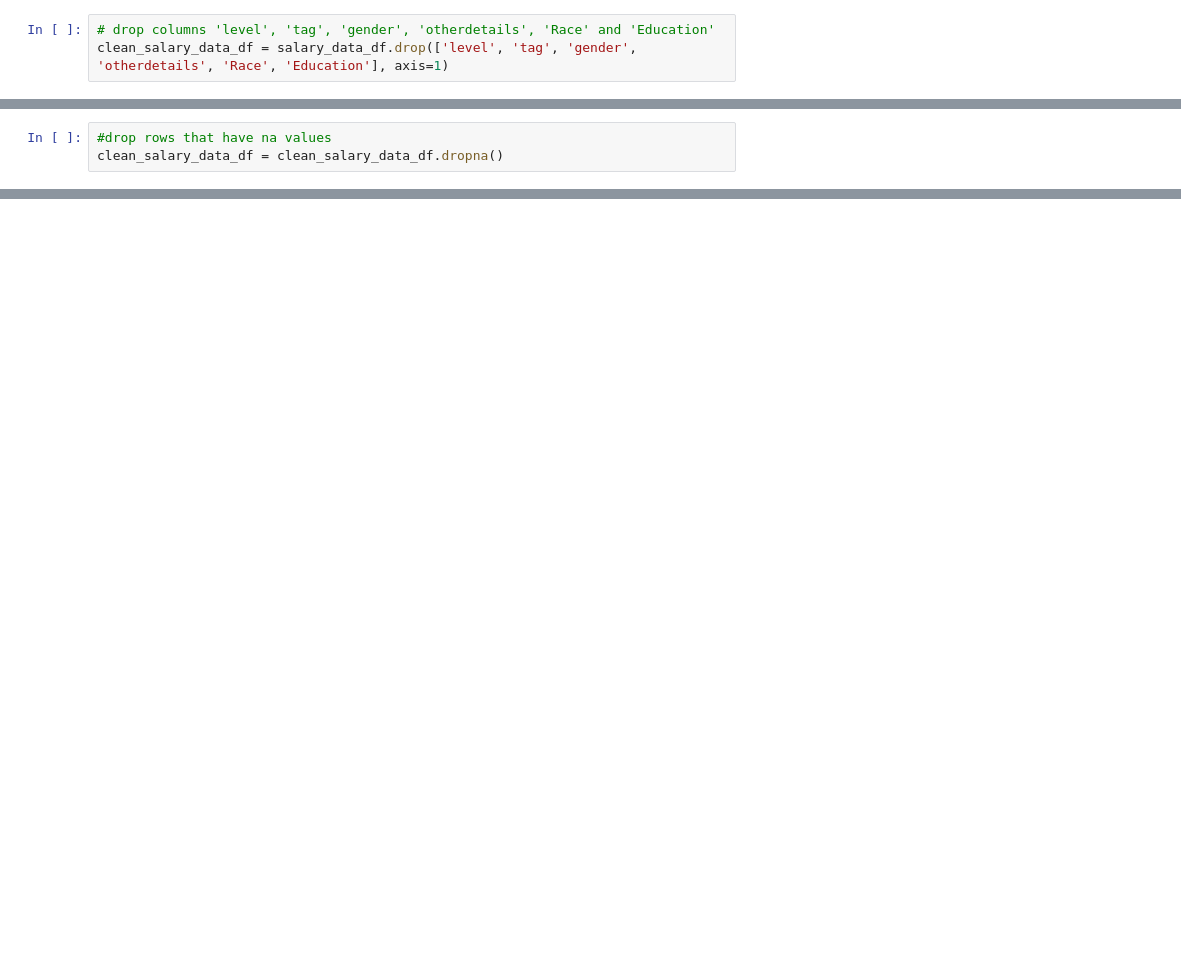
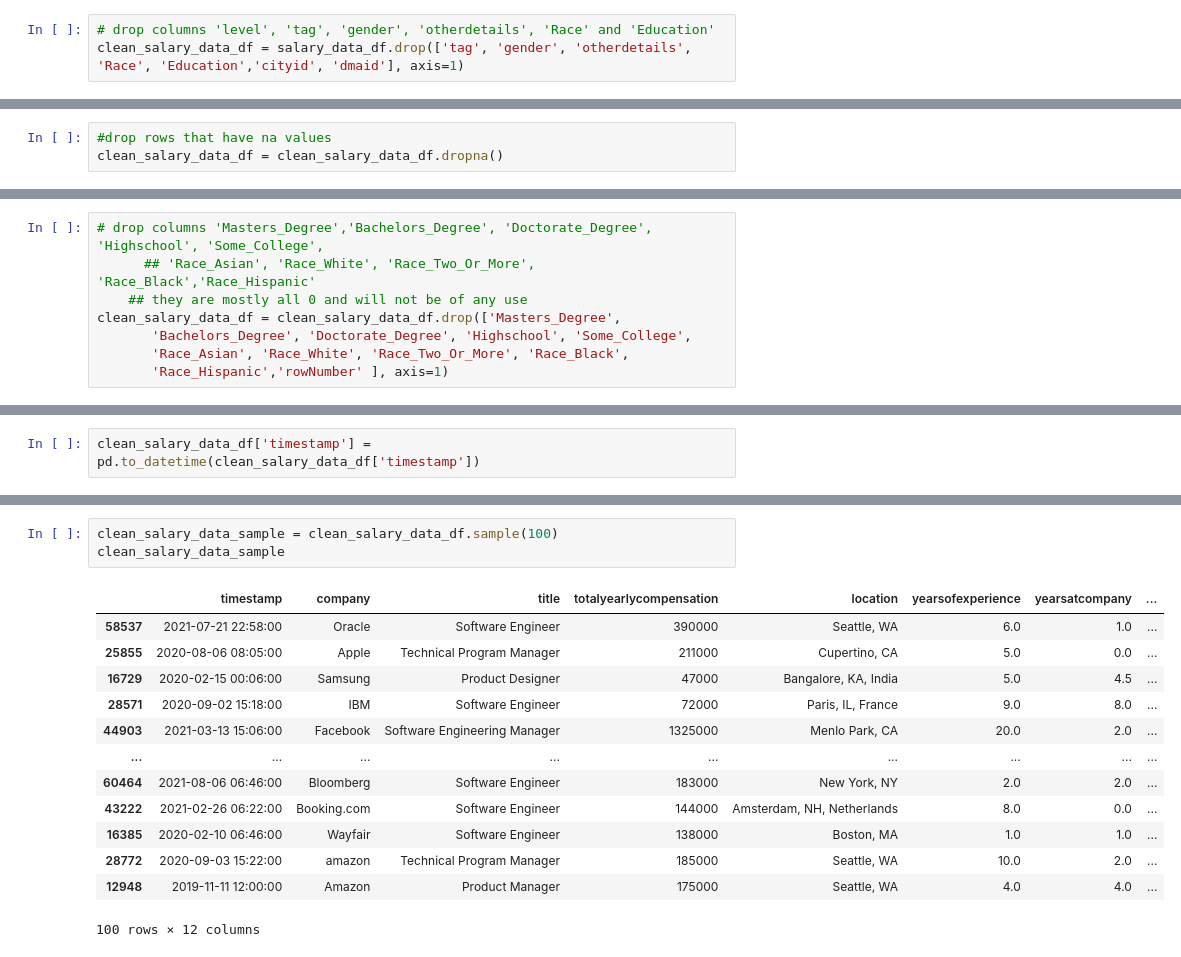
Before and after one commit to cllanesgit/GroupProject, a Jupyter notebook: Clean_Data.ipynb, the cells around one changed output, grey strips where cells are left out. Drawn from its saved outputs; the diff is of its cells as text; blank space fills up the shorter version.

```diff
--- a/Clean_Data.ipynb
+++ b/Clean_Data.ipynb
@@ -94,7 +95,7 @@ Want to get rid of columns that have a high number of nulls : 'level', 'tag', 'g
 We can also delete the rows that have null values in 'company' and 'dmaid'
 # %%
 # drop columns 'level', 'tag', 'gender', 'otherdetails', 'Race' and 'Education'
-clean_salary_data_df = salary_data_df.drop(['level', 'tag', 'gender', 'otherdetails', 'Race', 'Education'], axis=1)
+clean_salary_data_df = salary_data_df.drop(['tag', 'gender', 'otherdetails', 'Race', 'Education','cityid', 'dmaid'], axis=1)
 # %%
 # see columns
 clean_salary_data_df.columns
@@ -152 +153,9 @@ Race_Hispanic              62635
 dtype: int64
+# %%
+# drop columns 'Masters_Degree','Bachelors_Degree', 'Doctorate_Degree', 'Highschool', 'Some_College',
+      ## 'Race_Asian', 'Race_White', 'Race_Two_Or_More', 'Race_Black','Race_Hispanic'
+    ## they are mostly all 0 and will not be of any use
+clean_salary_data_df = clean_salary_data_df.drop(['Masters_Degree',
+       'Bachelors_Degree', 'Doctorate_Degree', 'Highschool', 'Some_College',
+       'Race_Asian', 'Race_White', 'Race_Two_Or_More', 'Race_Black',
+       'Race_Hispanic','rowNumber' ], axis=1)
@@ -152,0 +178,2 @@ dtype: int64
+# %%
+clean_salary_data_df['timestamp'] = pd.to_datetime(clean_salary_data_df['timestamp'])
@@ -152,0 +196,17 @@ dtype: int64
+# %%
+clean_salary_data_sample = clean_salary_data_df.sample(100)
+clean_salary_data_sample
+# %% [output]
+|  | timestamp | company | title | totalyearlycompensation | location | yearsofexperience | yearsatcompany | ... |
+| 58537 | 2021-07-21 22:58:00 | Oracle | Software Engineer | 390000 | Seattle, WA | 6.0 | 1.0 | ... |
+| 25855 | 2020-08-06 08:05:00 | Apple | Technical Program Manager | 211000 | Cupertino, CA | 5.0 | 0.0 | ... |
+| 16729 | 2020-02-15 00:06:00 | Samsung | Product Designer | 47000 | Bangalore, KA, India | 5.0 | 4.5 | ... |
+| 28571 | 2020-09-02 15:18:00 | IBM | Software Engineer | 72000 | Paris, IL, France | 9.0 | 8.0 | ... |
+| 44903 | 2021-03-13 15:06:00 | Facebook | Software Engineering Manager | 1325000 | Menlo Park, CA | 20.0 | 2.0 | ... |
+| ... | ... | ... | ... | ... | ... | ... | ... | ... |
+| 60464 | 2021-08-06 06:46:00 | Bloomberg | Software Engineer | 183000 | New York, NY | 2.0 | 2.0 | ... |
+| 43222 | 2021-02-26 06:22:00 | Booking.com | Software Engineer | 144000 | Amsterdam, NH, Netherlands | 8.0 | 0.0 | ... |
+| 16385 | 2020-02-10 06:46:00 | Wayfair | Software Engineer | 138000 | Boston, MA | 1.0 | 1.0 | ... |
+| 28772 | 2020-09-03 15:22:00 | amazon | Technical Program Manager | 185000 | Seattle, WA | 10.0 | 2.0 | ... |
+| 12948 | 2019-11-11 12:00:00 | Amazon | Product Manager | 175000 | Seattle, WA | 4.0 | 4.0 | ... |
+100 rows × 12 columns
```
Also changed, not shown: parts of 7 cells of this notebook.
